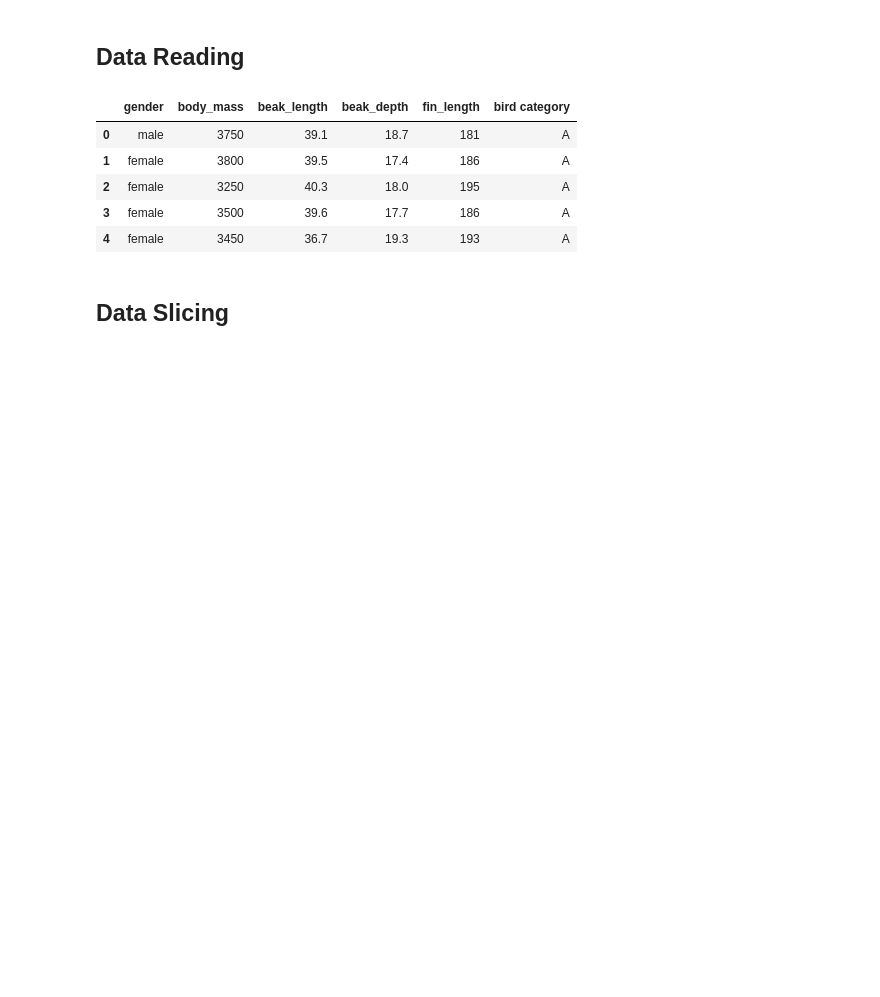
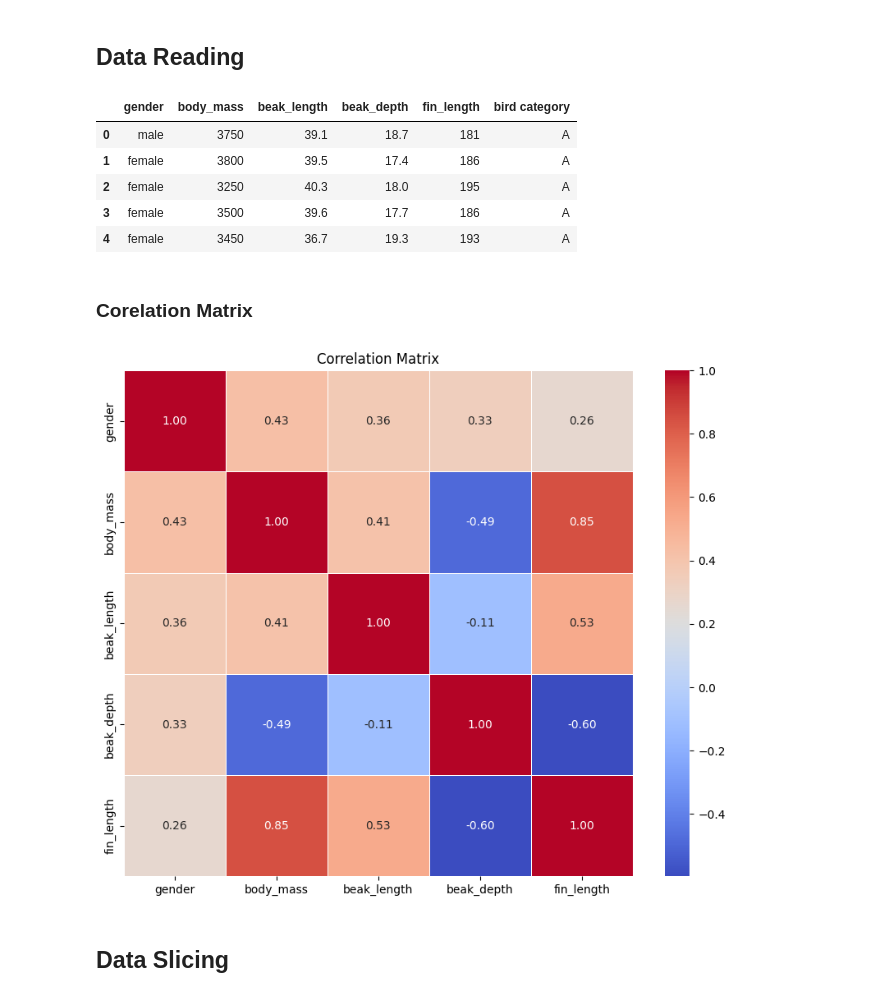
Before and after one commit to Yusfgus/NN-Tasks, a Jupyter notebook: Task01/task01.ipynb, the cells around one changed output. Saved outputs shown, nothing was run; the diff lists cells and outputs as text; code cells hidden in the pictures; blank space fills up the shorter version.

Commit message:
add correlation matrix

```diff
--- a/Task01/task01.ipynb
+++ b/Task01/task01.ipynb
@@ -19,6 +21,21 @@ all_data.head()
 | 2 | female | 3250 | 40.3 | 18.0 | 195 | A |
 | 3 | female | 3500 | 39.6 | 17.7 | 186 | A |
 | 4 | female | 3450 | 36.7 | 19.3 | 193 | A |
+# %% [markdown]
+### Corelation Matrix
+# %%
+corr_data = all_data.iloc[:, :-1]
+preprocessing(data=corr_data)
+corr_data.head()
+correlation_matrix = corr_data.corr()
+
+# Plot the correlation matrix as a heatmap
+plt.figure(figsize=(10, 8))  # Size of the plot
+sns.heatmap(correlation_matrix, annot=True, cmap="coolwarm", fmt=".2f", linewidths=0.5)
+plt.title("Correlation Matrix")
+plt.show()
+# %% [output]
+[figure, added]
 # %% [markdown]
 ## Data Slicing
 # %% [markdown]
```
Also changed, not shown: parts of 7 cells of this notebook, 4 other files.
